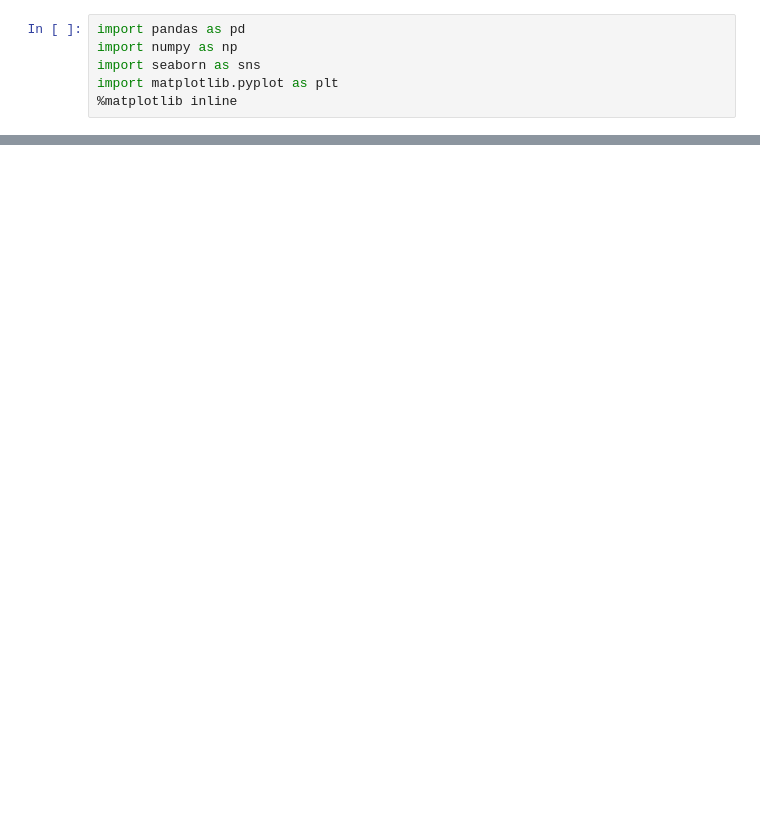
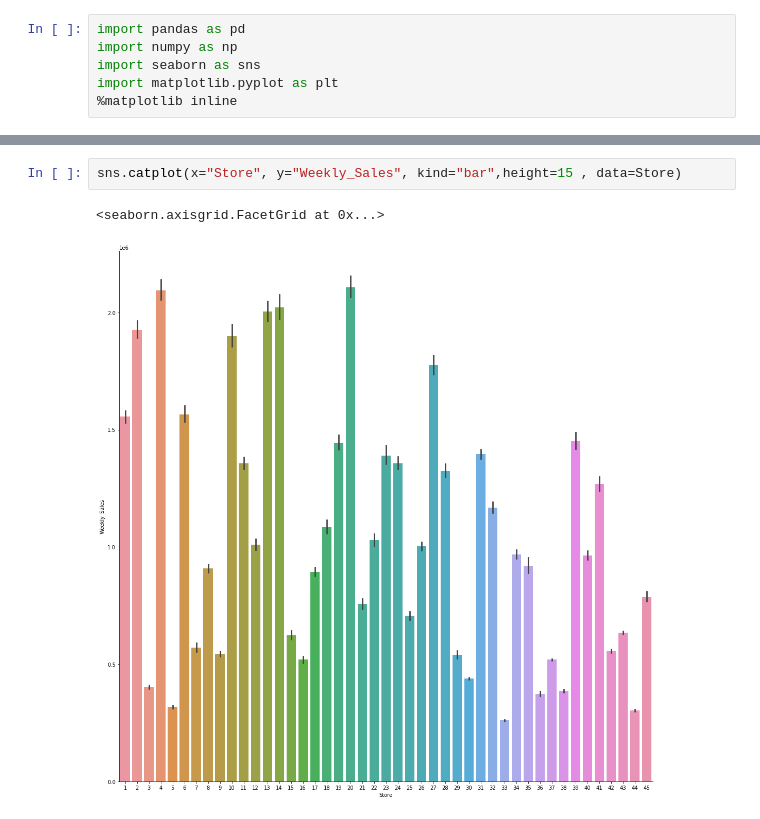
Before and after one commit to DamonReyes/Portfolio_Projects, a Jupyter notebook: Python/Retail Stores Analytics.ipynb, the cells around one changed output, grey strips where cells are left out. Cells and saved outputs as stored; diff of their text form; blank space fills up the shorter version.

```diff
--- a/Python/Retail Stores Analytics.ipynb
+++ b/Python/Retail Stores Analytics.ipynb
@@ -59,0 +126,5 @@ Index(['Store', 'Type', 'Size'], dtype='object')
+# %%
+sns.catplot(x="Store", y="Weekly_Sales", kind="bar",height=15 , data=Store)
+# %% [output]
+<seaborn.axisgrid.FacetGrid at 0x...>
+[figure, added]
```
Also changed, not shown: parts of 60 cells of this notebook.
